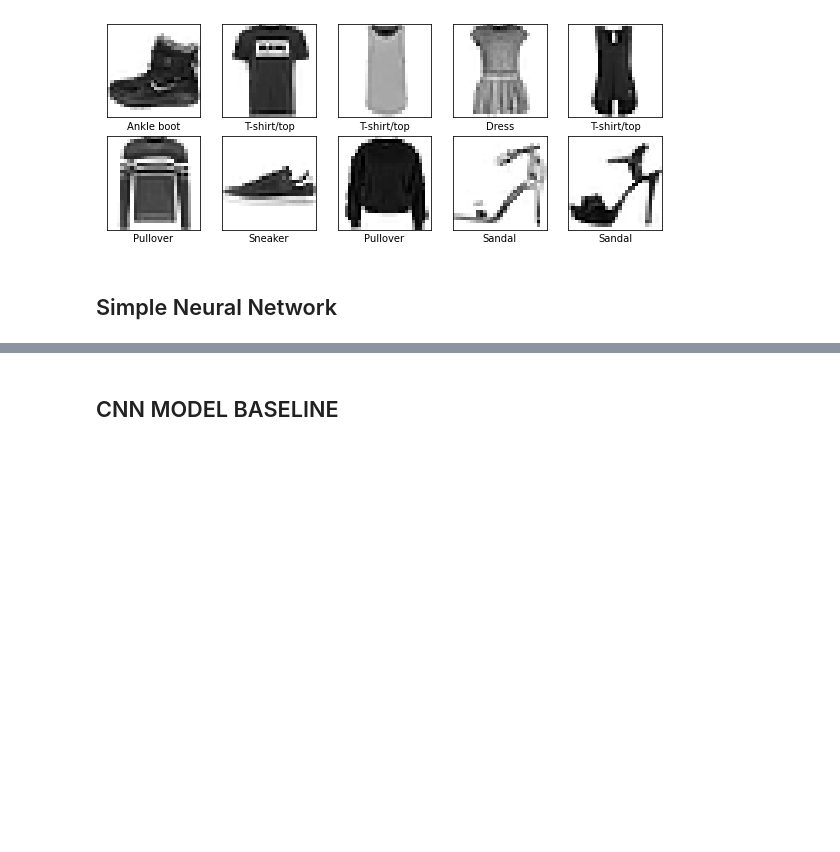
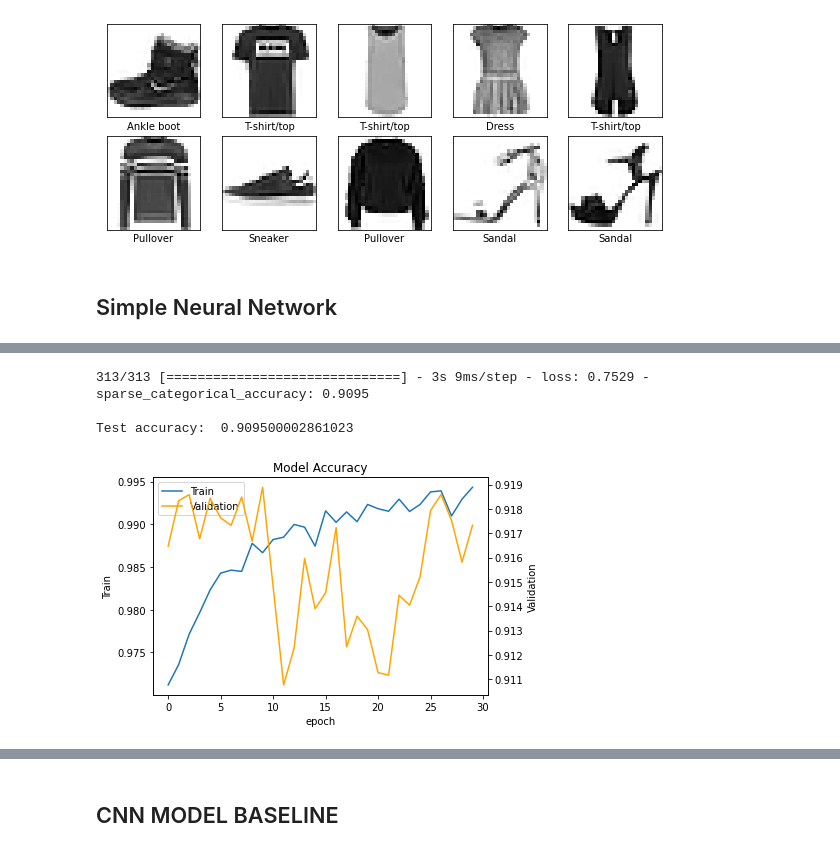
Before and after one commit to sba22177/MSc_S2_CA01_sba22177, a Jupyter notebook: S2_CA01_sba22177.ipynb, the cells around one changed output, grey strips where cells are left out. Saved outputs shown, nothing was run; the diff lists cells and outputs as text; code cells hidden in the pictures; blank space fills up the shorter version.

```diff
--- a/S2_CA01_sba22177.ipynb
+++ b/S2_CA01_sba22177.ipynb
@@ -124,3 +163,0 @@ models.summary()
-# %%
-train_X = tf.reshape(train_X, [60000, 28, 28, 1])
-test_X = tf.reshape(test_X, [10000, 28, 28, 1])
@@ -133,0 +196,3 @@ print('\nTest accuracy: ', acc)
+# %%
+#training the model
+train_model_one_epoch = cnn_model_one.fit(train_X, train_y, epochs=30, validation_split=0.33)
@@ -133,0 +217,31 @@ print('\nTest accuracy: ', acc)
+# %%
+#test the model
+loss, acc = cnn_model_one.evaluate(test_X, test_y, verbose = 1)
+print('\nTest accuracy: ', acc)
+# %% [output]
+313/313 [==============================] - 3s 9ms/step - loss: 0.7529 - sparse_categorical_accuracy: 0.9095
+
+Test accuracy:  0.909500002861023
+# %%
+#plotting the accuracy
+fig, ax1 = plt.subplots()
+
+ax1.plot(train_model_one_epoch.history['sparse_categorical_accuracy'], label='Train')
+ax1.set_xlabel('epoch')
+ax1.set_ylabel('Train')
+ax1.tick_params(axis='y')
+
+ax2 = ax1.twinx()
+
+ax2.plot(train_model_one_epoch.history['val_sparse_categorical_accuracy'], label='Validation', color='orange')
+ax2.set_ylabel('Validation')
+ax2.tick_params(axis='y')
+
+lines1, labels1 = ax1.get_legend_handles_labels()
+lines2, labels2 = ax2.get_legend_handles_labels()
+ax1.legend(lines1 + lines2, labels1 + labels2, loc='upper left')
+
+plt.title('Model Accuracy')
+plt.show()
+# %% [output]
+[figure, added]
```
Also changed, not shown: parts of 19 cells of this notebook, 3 other files.
